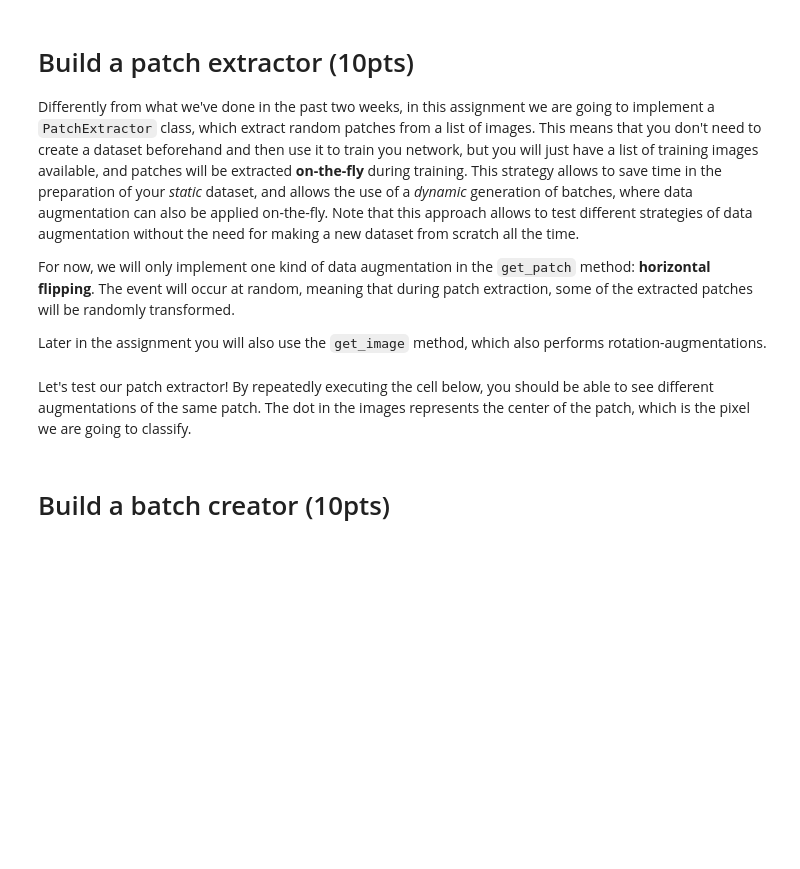
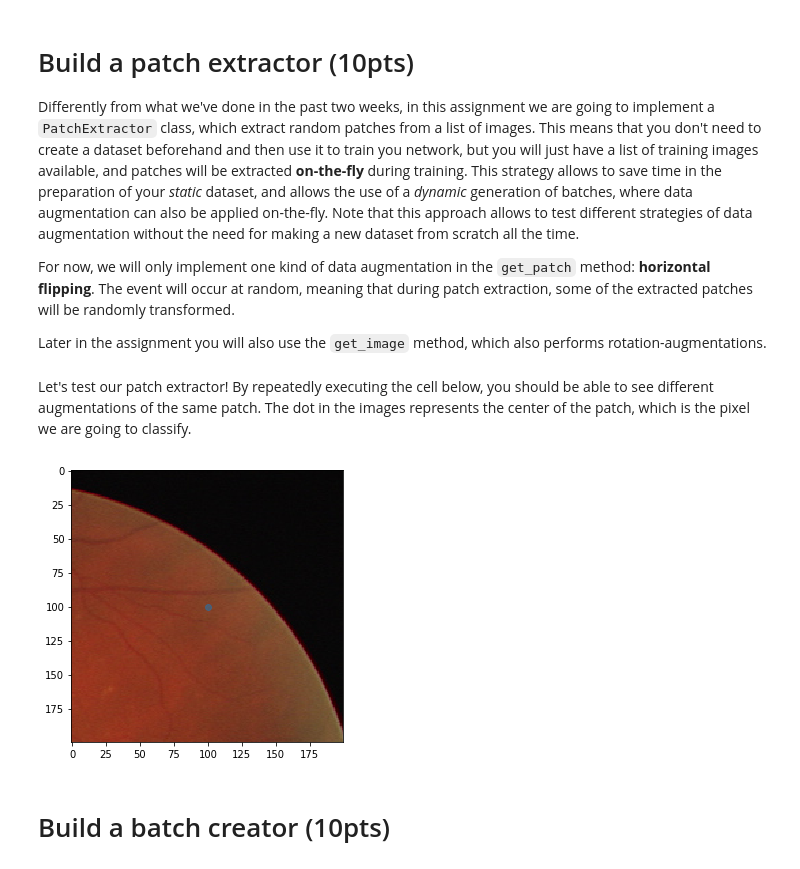
Before and after one commit to jeffluppes/ISMI2018, a Jupyter notebook: Week 6/assignment_6.ipynb, the cells around one changed output. Cells and saved outputs as stored; diff of their text form; code cells hidden in the pictures; blank space fills up the shorter version.

````diff
--- a/Week 6/assignment_6.ipynb
+++ b/Week 6/assignment_6.ipynb
@@ -128,7 +131,7 @@ if not os.path.exists(result_output_folder):
 Define how many images will be used for validation:
 # %%
 # Define the number of validation images here:
-n_validation_imgs = None
+n_validation_imgs = 4
 # %% [markdown]
 Now we define a class ```DataSet``` that will be used to handle training and validation datasets:
 # %%
@@ -205,15 +211,16 @@ class PatchExtractor:
 
         # - patch should be a numpy array of size <h, w>
         # - the patch should be normalized (intensity values between 0-1)
-        patch = None
+        image_copy = image.copy()
+        patch = image_copy[y:y+h, x:x+w]
 
         # - if self.flipping = True, there should be a 50% chance to apply a horizontal flip to the patch
         if self.flipping:
-            do_flipping = None
+            do_flipping = bool(random.getrandbits(1))
 
         # - if do_flipping == True, flip the patch horizontally
         if do_flipping:
-            patch = None
+            patch = patch[:, ::-1]
 
         ### Your code ends here
 
@@ -238,17 +245,19 @@ class PatchExtractor:
 # %% [markdown]
 Let's test our patch extractor! By repeatedly executing the cell below, you should be able to see different augmentations of the same patch. The dot in the images represents the center of the patch, which is the pixel we are going to classify.
 # %%
-patch_size = (None, None) # Set the size of the patches as a tuple (height, width)
+patch_size = (200, 200) # Set the size of the patches as a tuple (height, width)
 
-img_index = None # choose an image to extract the patch from
-location = (None, None) # define the location of the patch (y, x) - coordinate
+img_index = 5 # choose an image to extract the patch from
+location = (25, 25) # define the location of the patch (y, x) - coordinate
 
 patch_extractor = PatchExtractor(patch_size, 30, True)
 
 matplotlib.rcParams['figure.figsize'] = (5, 5)
 plt.imshow(patch_extractor.get_patch(train_data.imgs[img_index], location))
 plt.scatter(*[p/2 for p in patch_extractor.patch_size], alpha=0.5)
 plt.show()
+# %% [output]
+[figure, added]
 # %% [markdown]
 # Build a batch creator (10pts)
 # %% [markdown]
````
Also changed, not shown: parts of 11 cells of this notebook, 32 other files.
